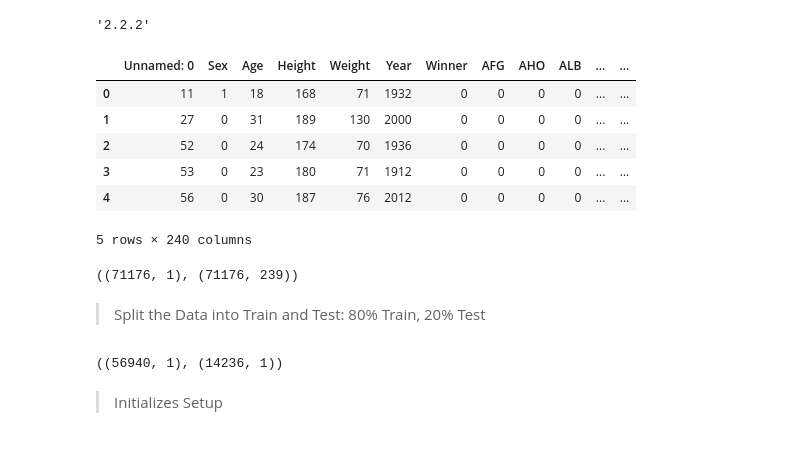
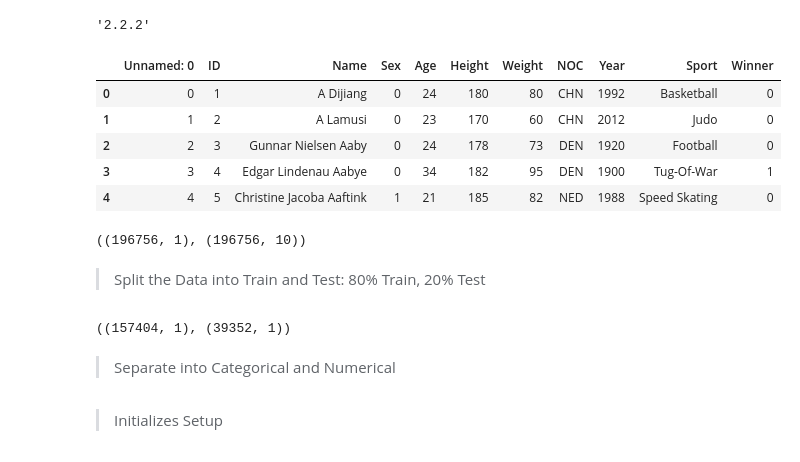
Before and after one commit to jacquesstimolo/Group_Project_ML, a Jupyter notebook: Machine_Learning_Pycaret.ipynb, the cells around one changed output. Drawn from its saved outputs; the diff is of its cells as text; code cells hidden in the pictures.

```diff
--- a/Machine_Learning_Pycaret.ipynb
+++ b/Machine_Learning_Pycaret.ipynb
@@ -11,13 +11,12 @@ version()
 # %%
 import pandas as pd
 # %%
-df = pd.read_csv('data/processed_data/Processed_Data.csv')
+df = pd.read_csv('data/processed_data/Cleaned_Data.csv')
 df.head()
 # %% [output]
-|  | Unnamed: 0 | Sex | Age | Height | Weight | Year | Winner | AFG | AHO | ALB | ... | ... |
-| 0 | 11 | 1 | 18 | 168 | 71 | 1932 | 0 | 0 | 0 | 0 | ... | ... |
-| 1 | 27 | 0 | 31 | 189 | 130 | 2000 | 0 | 0 | 0 | 0 | ... | ... |
-| 2 | 52 | 0 | 24 | 174 | 70 | 1936 | 0 | 0 | 0 | 0 | ... | ... |
-| 3 | 53 | 0 | 23 | 180 | 71 | 1912 | 0 | 0 | 0 | 0 | ... | ... |
-| 4 | 56 | 0 | 30 | 187 | 76 | 2012 | 0 | 0 | 0 | 0 | ... | ... |
+|  | Unnamed: 0 | ID | Name | Sex | Age | Height | Weight | NOC | Year | Sport | Winner |
+| 0 | 0 | 1 | A Dijiang | 0 | 24 | 180 | 80 | CHN | 1992 | Basketball | 0 |
+| 1 | 1 | 2 | A Lamusi | 0 | 23 | 170 | 60 | CHN | 2012 | Judo | 0 |
+| 2 | 2 | 3 | Gunnar Nielsen Aaby | 0 | 24 | 178 | 73 | DEN | 1920 | Football | 0 |
+| 3 | 3 | 4 | Edgar Lindenau Aabye | 0 | 34 | 182 | 95 | DEN | 1900 | Tug-Of-War | 1 |
+| 4 | 4 | 5 | Christine Jacoba Aaftink | 1 | 21 | 185 | 82 | NED | 1988 | Speed Skating | 0 |
-5 rows × 240 columns
@@ -32,7 +25,7 @@ X = df[['Winner']]
 y = df.drop('Winner', axis=1)
 X.shape, y.shape
 # %% [output]
-((71176, 1), (71176, 239))
+((196756, 1), (196756, 10))
 # %% [markdown]
 > Split the Data into Train and Test: 80% Train, 20% Test
 # %%
@@ -42,7 +35,9 @@ X_train, X_test, y_train, y_test = train_test_split(X, y, test_size=0.2, random_
 
 X_train.shape, X_test.shape
 # %% [output]
-((56940, 1), (14236, 1))
+((157404, 1), (39352, 1))
+# %% [markdown]
+> Separate into Categorical and Numerical
 # %% [markdown]
 > Initializes Setup
 # %%
```
Also changed, not shown: parts of 3 cells of this notebook, 1 other file.
